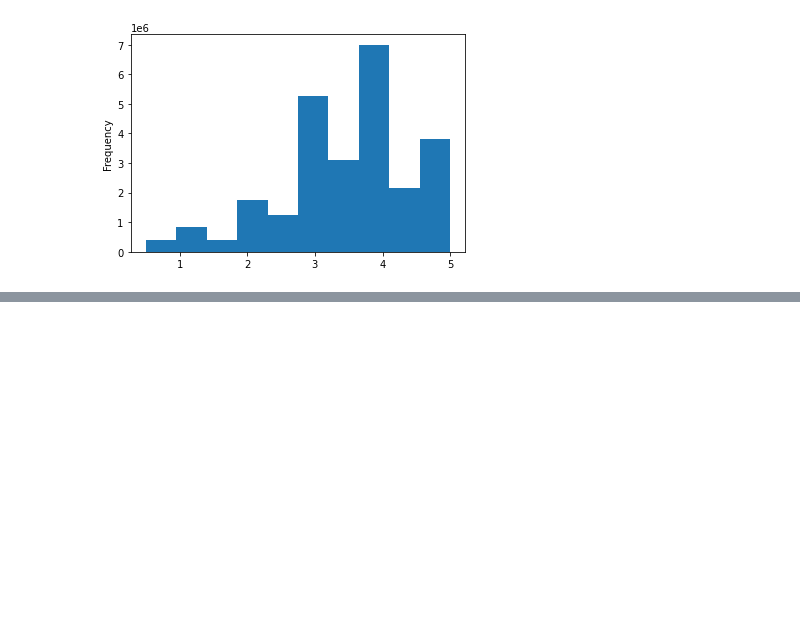
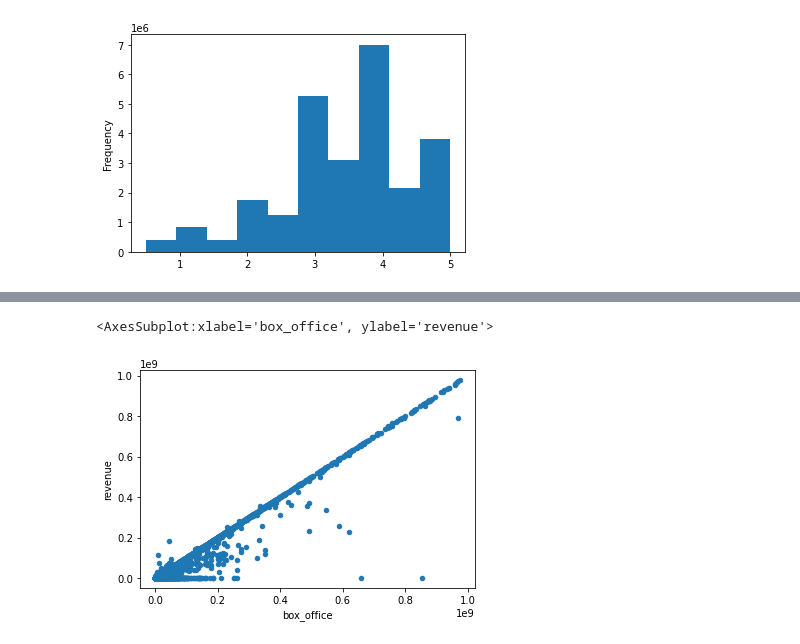
Before and after one commit to pswestmore72/movies_ETL_UT_DATA, a Jupyter notebook: movies_etl.ipynb, the cells around one changed output, grey strips where cells are left out. Cells and saved outputs as stored; diff of their text form; code cells hidden in the pictures; blank space fills up the shorter version.

```diff
--- a/movies_etl.ipynb
+++ b/movies_etl.ipynb
@@ -704,0 +760,5 @@ Name: rating, dtype: float64
+# %%
+movies_data.fillna(0)[movies_data['box_office'] < 10**9].plot(x='box_office', y='revenue', kind='scatter')
+# %% [output]
+<AxesSubplot:xlabel='box_office', ylabel='revenue'>
+[figure, added]
```
Also changed, not shown: parts of 22 cells of this notebook.
